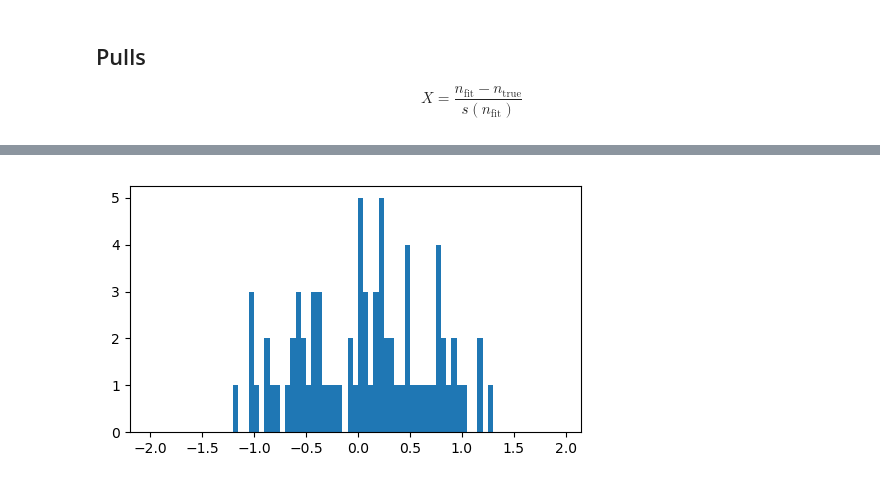
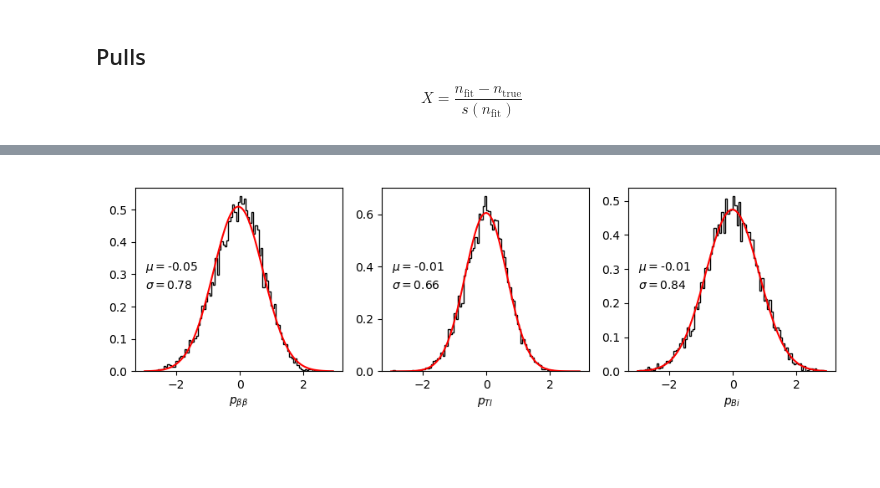
Before and after one commit to gondiaz/NEXT100-0nubb-analysis, a Jupyter notebook: analysis/fits.ipynb, the cells around one changed output, grey strips where cells are left out. Cells and saved outputs as stored; diff of their text form; code cells hidden in the pictures; blank space fills up the shorter version.

```diff
--- a/analysis/fits.ipynb
+++ b/analysis/fits.ipynb
@@ -261,11 +228,60 @@ KeyboardInterrupt:
-# %%
-plt.figure(figsize=[5, 3])
-
-bins = np.arange(-2, 2, 0.05)
-
-p = (np.array(nbbs)[:, 0] - nevents.get("0nubb")) / nbbs[:, 1]
-plt.hist(p, bins=bins)
-
-plt.tight_layout();
-# %% [output]
-[figure, removed]
+# %%
+filenames = sorted(glob.glob("./results/*.csv"))
+df = pd.concat([pd.read_csv(filename) for filename in filenames])
+# %%
+# gaussian fit
+mu    = zfit.Parameter(   "mu", 0, -10, 10)
+sigma = zfit.Parameter("sigma", 1,   0, 10)
+
+obs   = zfit.Space('p', limits=(-10, 10))
+gauss = zfit.pdf.Gauss(obs=obs, mu=mu, sigma=sigma)
+minimizer = zfit.minimize.Minuit()
+# %%
+plt.figure(figsize=[9, 3])
+
+bins = np.arange(-3., 3., 0.06)
+
+# 0nubb
+plt.subplot(131)
+p = ((df.nbb - df.nbbt) / df.sbb).values
+data = zfit.Data.from_numpy(obs=obs, array=p)
+nll  = zfit.loss.UnbinnedNLL(model=gauss, data=data)
+result = minimizer.minimize(nll)
+result.hesse()
+
+plt.hist(p, bins=bins, histtype="step", color="k", density=True)
+plt.plot(bins, gauss.pdf(bins), color="r")
+plt.annotate(r"$\mu = $"    + str(round(result.params[   "mu"]["value"], 2)), (0.05, 0.55), xycoords="axes fraction")
+plt.annotate(r"$\sigma = $" + str(round(result.params["sigma"]["value"], 2)), (0.05, 0.45), xycoords="axes fraction")
+plt.xlabel(r"$p_{\beta\beta}$")
+
+plt.subplot(132)
+p = ((df.nTl - df.nTlt) / df.sTl).values
+data = zfit.Data.from_numpy(obs=obs, array=p)
+nll  = zfit.loss.UnbinnedNLL(model=gauss, data=data)
+result = minimizer.minimize(nll)
+result.hesse()
+
+plt.hist(p, bins=bins, histtype="step", color="k", density=True)
+plt.plot(bins, gauss.pdf(bins), color="r")
+plt.annotate(r"$\mu = $"    + str(round(result.params[   "mu"]["value"], 2)), (0.05, 0.55), xycoords="axes fraction")
+plt.annotate(r"$\sigma = $" + str(round(result.params["sigma"]["value"], 2)), (0.05, 0.45), xycoords="axes fraction")
+plt.xlabel(r"$p_{Tl}$")
+
+
+plt.subplot(133)
+p = ((df.nBi - df.nBit) / df.sBi).values
+data = zfit.Data.from_numpy(obs=obs, array=p)
+nll  = zfit.loss.UnbinnedNLL(model=gauss, data=data)
+result = minimizer.minimize(nll)
+result.hesse()
+
+plt.hist(p, bins=bins, histtype="step", color="k", density=True)
+plt.plot(bins, gauss.pdf(bins), color="r")
+plt.annotate(r"$\mu = $"    + str(round(result.params[   "mu"]["value"], 2)), (0.05, 0.55), xycoords="axes fraction")
+plt.annotate(r"$\sigma = $" + str(round(result.params["sigma"]["value"], 2)), (0.05, 0.45), xycoords="axes fraction")
+plt.xlabel(r"$p_{Bi}$")
+
+plt.tight_layout();
+# %% [output]
+[figure, added]
```
Also changed, not shown: parts of 12 cells of this notebook, 3 other files.
